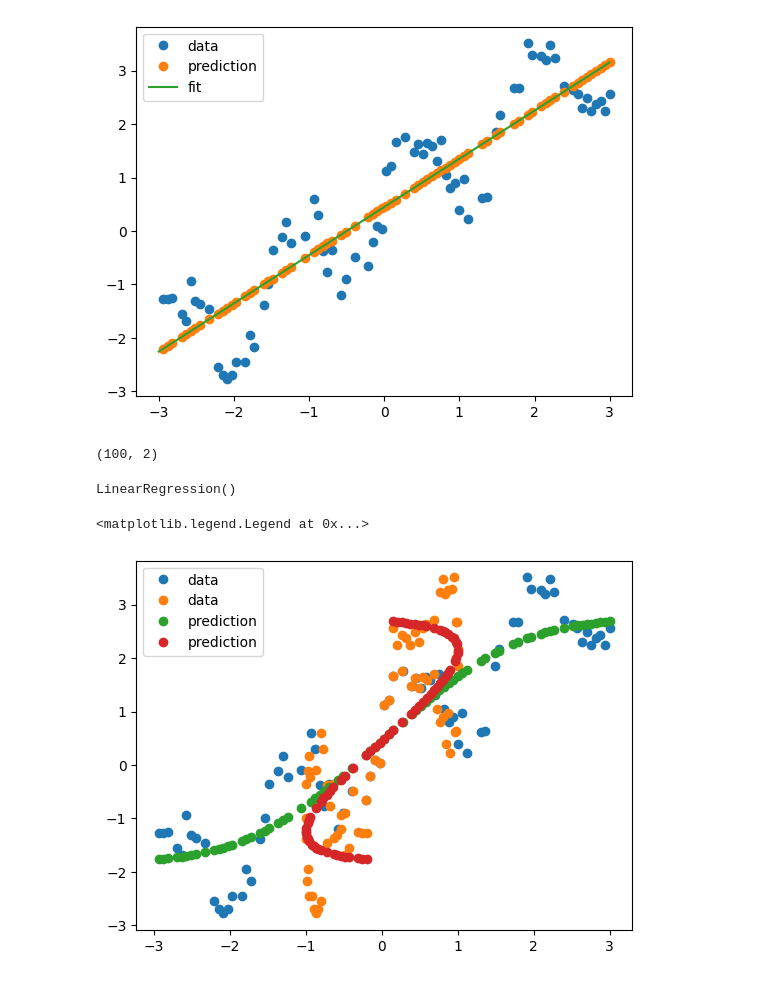
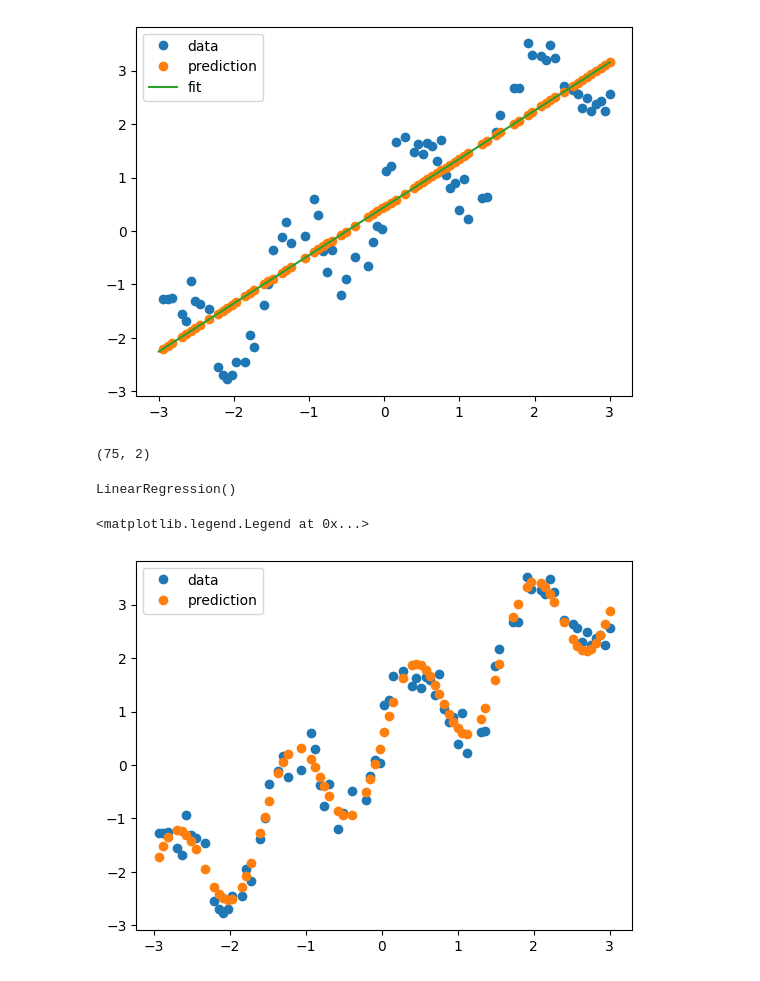
Before and after one commit to AminAbdiyan/deepLearning, a Jupyter notebook: 06-linear_regression.ipynb, the cells around one changed output. Saved outputs shown, nothing was run; the diff lists cells and outputs as text; code cells hidden in the pictures.

Commit message:
update linear regressor

```diff
--- a/06-linear_regression.ipynb
+++ b/06-linear_regression.ipynb
@@ -78,21 +78,20 @@ plt.legend(loc='best')
 [figure]
 # %%
 #add new feature
-sin_x=np.sin(x)
-X=np.column_stack((x,sin_x))
-X.shape
+X_train_new=np.concatenate((X_train,np.sin(4*X_train)), axis=1)
+X_test_new=np.concatenate((X_test,np.sin(4*X_test)), axis=1)
+X_train_new.shape
 # %% [output]
-(100, 2)
+(75, 2)
 # %%
-X_train2,X_test2,y_train2,y_test2=train_test_split(X,y,random_state=42)
-regressor2=LinearRegression()
-regressor2.fit(X_train2,y_train2)
+regressor_new=LinearRegression()
+regressor_new.fit(X_train_new,y_train)
 # %% [output]
 LinearRegression()
 # %%
-plt.plot(X_train2, y_train2, 'o', label="data")
-plt.plot(X_train2, regressor2.predict(X_train2), 'o', label="prediction")
+plt.plot(X_train, y_train, 'o', label="data")
+plt.plot(X_train, regressor_new.predict(X_train_new), 'o', label="prediction")
 plt.legend(loc='best')
 # %% [output]
 <matplotlib.legend.Legend at 0x...>
-[figure, old version]
+[figure, new version]
```
